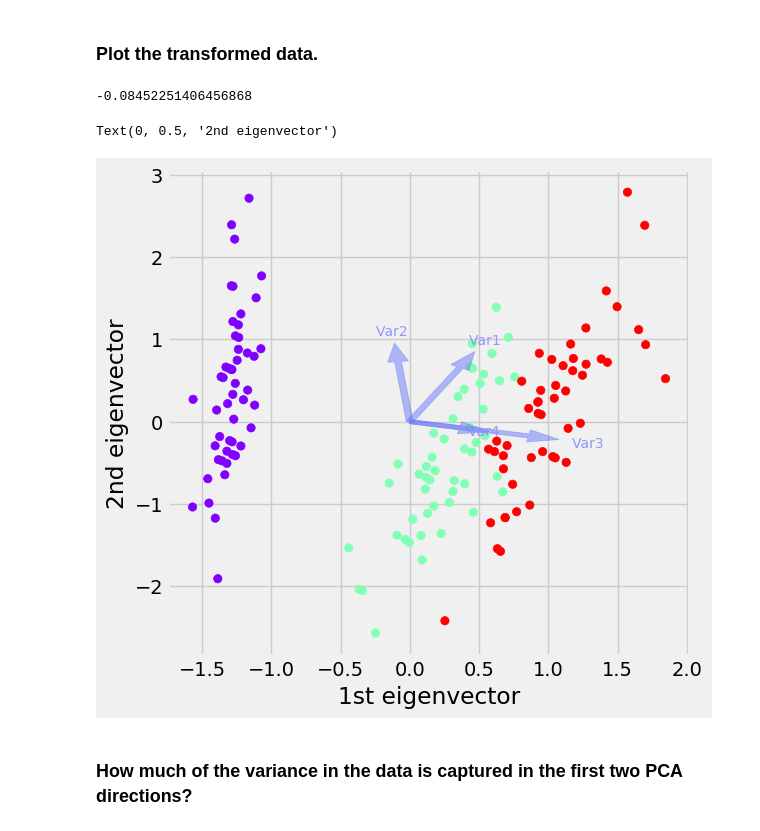
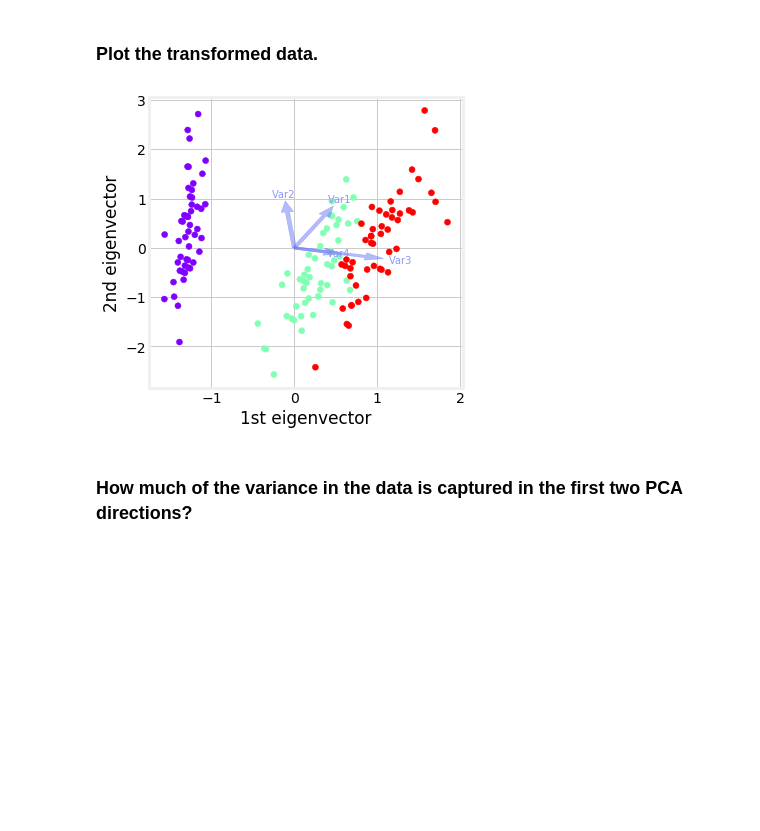
Before and after one commit to AstroLudwig/MachineLearningClass, a Jupyter notebook: DimensionalityReduction/Decomposition.ipynb, the cells around one changed output. Cells and saved outputs as stored; diff of their text form; code cells hidden in the pictures; blank space fills up the shorter version.

```diff
--- a/DimensionalityReduction/Decomposition.ipynb
+++ b/DimensionalityReduction/Decomposition.ipynb
@@ -85,20 +82,18 @@ X_reduced = pca.transform(iris.data)
 comp = pca.components_
 # %% [markdown]
 ### Plot the transformed data.
-# %%
-comp[0,1]
-# %% [output]
--0.08452251406456868
 # %%
-fig = plt.figure(1, figsize=(6, 6))
-plt.scatter(X_reduced[:, 0], X_reduced[:, 1], c=iris["target"],cmap=cmap)
-[plt.arrow(0, 0, comp[0,i], comp[1,i],color = '#6a79f7',alpha = 0.5, width = .05) for i in np.arange(4)]
-[plt.text(comp[0,i]* 1.5, comp[1,i] * 1.5, "Var"+str(i+1), color = '#8f99fb', ha = 'center', va = 'center',fontsize=10) for i in np.arange(4)]
-plt.xlabel("1st eigenvector")
-plt.ylabel("2nd eigenvector")
+fig = plt.figure(1, figsize=(5, 5))
+fig.patch.set_facecolor('white')
+ax = fig.add_subplot(111)
+ax.scatter(X_reduced[:, 0], X_reduced[:, 1], c=iris["target"],cmap=cmap)
+[ax.arrow(0, 0, comp[0,i], comp[1,i],color = '#6a79f7',alpha = 0.5, width = .05) for i in np.arange(4)]
+[ax.text(comp[0,i]* 1.5, comp[1,i] * 1.5, "Var"+str(i+1), color = '#8f99fb', ha = 'center', va = 'center',fontsize=10) for i in np.arange(4)]
+ax.set_xlabel("1st eigenvector")
+ax.set_ylabel("2nd eigenvector")
+ax.set_facecolor('white')
 # %% [output]
-Text(0, 0.5, '2nd eigenvector')
-[figure, old version]
+[figure, new version]
 # %% [markdown]
 ### How much of the variance in the data is captured in the first two PCA directions?
 # %%
```
Also changed, not shown: parts of 2 cells of this notebook, 6 other files.
